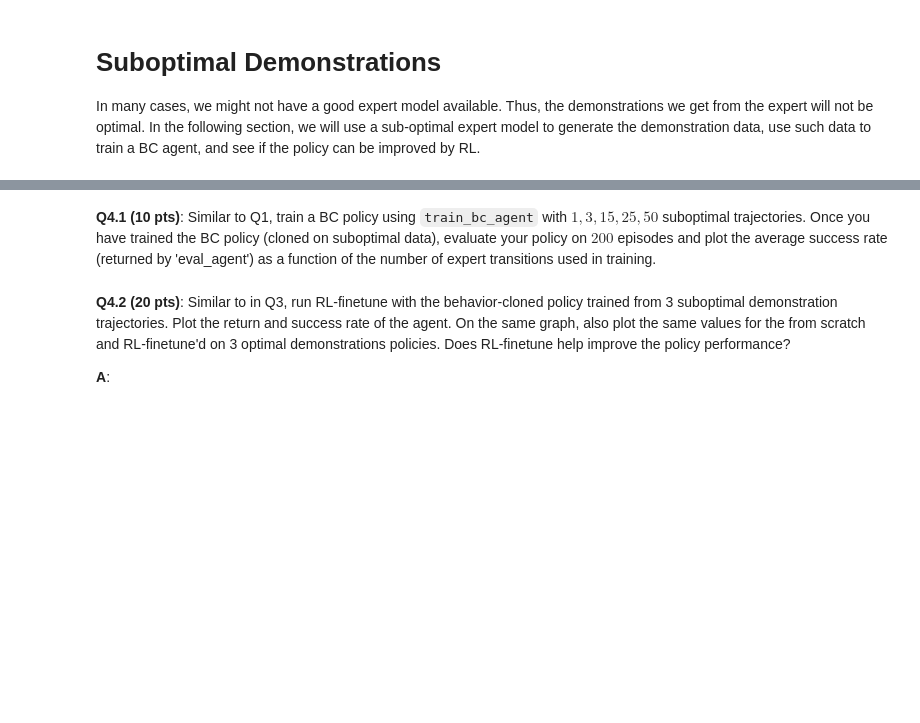
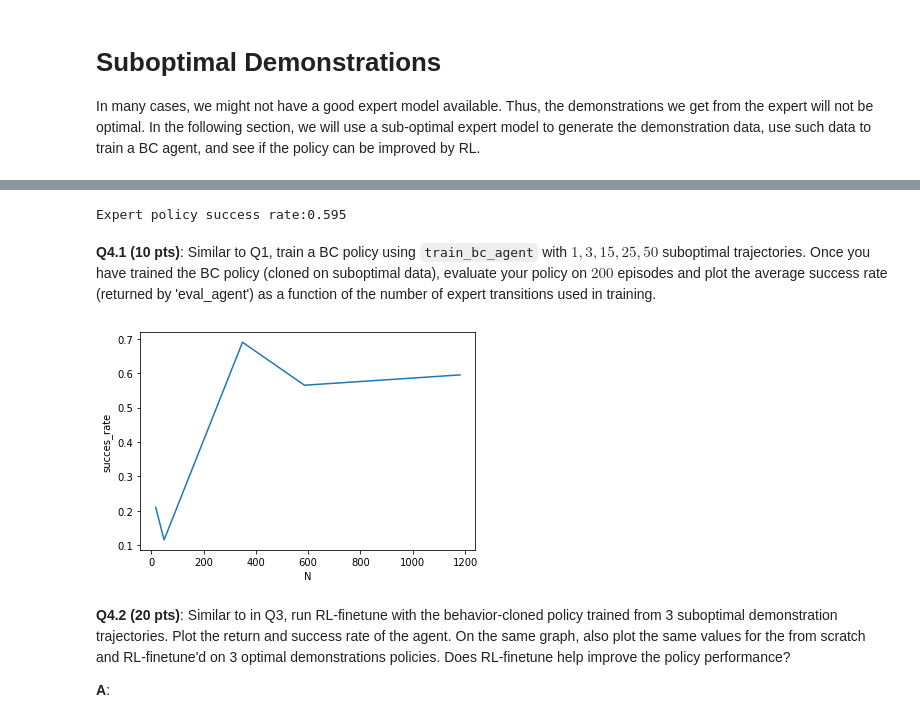
Before and after one commit to LuisCGit/6.484-reinforcement-learning, a Jupyter notebook: lfd.ipynb, the cells around one changed output, grey strips where cells are left out. Saved outputs shown, nothing was run; the diff lists cells and outputs as text; code cells hidden in the pictures; blank space fills up the shorter version.

Commit message:
exploring suboptimal demonstrations

```diff
--- a/lfd.ipynb
+++ b/lfd.ipynb
@@ -975,7 +986,11 @@ sub_expert_agent = load_expert_agent(env, device=cfg.alg.device, expert_model_pa
 # %%
 # let's see how good the expert model is
-success_rate, ret_mean, ret_std, rets, successes = eval_agent(sub_expert_agent, env, 500)
+(success_rate_suboptimal, ret_mean_suboptimal,
+ret_std_suboptimal, rets_suboptimal,
+successes_suboptimal) = eval_agent(sub_expert_agent, env, 500)
 print(f'Expert policy success rate:{success_rate}')
+# %% [output]
+Expert policy success rate:0.595
 # %%
 # let's use this suboptimal expert model to generate some demonstrations
 sub_expert_trajs = generate_demonstration_data(expert_agent=sub_expert_agent,
@@ -987,0 +1001,19 @@ sub_expert_trajs = generate_demonstration_data(expert_agent=sub_expert_agent,
+# %%
+### TODO run BC with 1, 3, 15, 25, 50 demonstrations respectively and plot success
+num_trajs = [1, 3, 15, 25, 50]
+agents = []
+rows_list = []
+for n in num_trajs:
+  actor = create_actor(env=env)
+  agent = BasicAgent(actor=actor)
+  agent, logs, N = train_bc_agent(agent, sub_expert_trajs[:n])
+  #Q num episodes is last arg of eval_agent?
+  success_rate, ret_mean, ret_std, rets, successes = eval_agent(agent, env, 200)
+  dic = {'succes_rate':success_rate,'ret_mean':ret_mean,'ret_std':ret_std,'N':N}
+  rows_list.append(dic)
+  agents.append(agent);
+df = pandas.DataFrame(rows_list)
+# %%
+ax = sns.lineplot(x = "N", y = "succes_rate", data=df)
+# %% [output]
+[figure, added]
```
Also changed, not shown: parts of 18 cells of this notebook.
